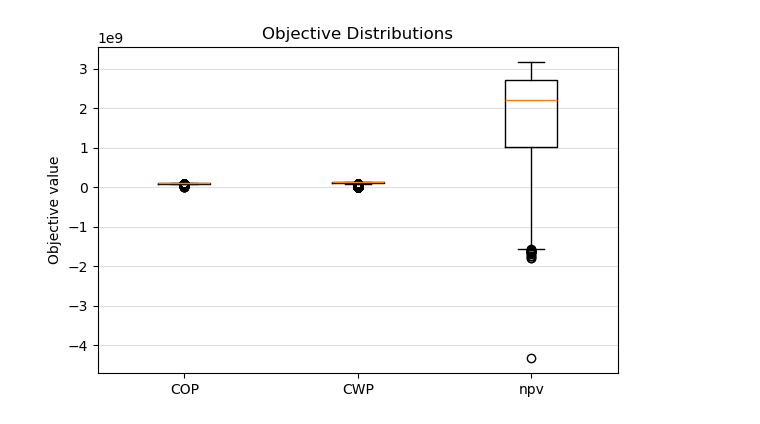
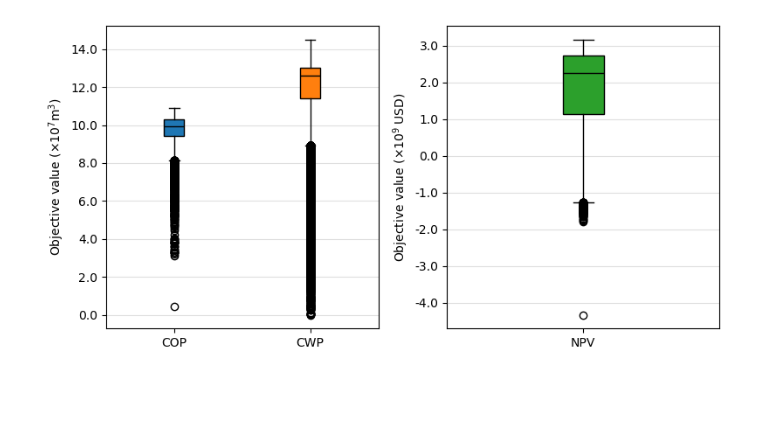
Before and after one commit to mbdemoraes/2026_bracis_datasets, a Jupyter notebook: analysis_MOU2D.ipynb, the cells around one changed output. Drawn from its saved outputs; the diff is of its cells as text; code cells hidden in the pictures; blank space fills up the shorter version.

```diff
--- a/analysis_MOU2D.ipynb
+++ b/analysis_MOU2D.ipynb
@@ -133,19 +170,57 @@ Pareto front size: 148
 # %%
 import matplotlib.pyplot as plt
+from matplotlib.ticker import FuncFormatter
 
-obj_cols = ["COP", "CWP", "NPV"]
+# Extract objective columns
+cop = [row[0] for row in objs]
+cwp = [row[1] for row in objs]
+npv = [row[2] for row in objs]
 
-plt.figure(figsize=(6, 4))
-plt.boxplot(
-    objs,
-    tick_labels=obj_cols,
-    showfliers=True
+fig, axes = plt.subplots(1, 2, figsize=(8, 4), sharey=False)
+
+# ---------- COP & CWP ----------
+box1 = axes[0].boxplot(
+    [cop, cwp],
+    tick_labels=["COP", "CWP"],
+    showfliers=True,
+    patch_artist=True
 )
 
-plt.ylabel("Objective value")
-plt.title("Objective Distributions")
-plt.grid(True, axis="y", alpha=0.4)
+colors = ["tab:blue", "tab:orange"]
+
+for element in ["boxes", "whiskers", "caps", "medians"]:
+    plt.setp(box1[element], color="black")
+
+for patch, color in zip(box1["boxes"], colors):
+    patch.set_facecolor(color)
+
+axes[0].set_ylabel("Objective value ($\\times 10^7 \\mathrm{m}^3$)")
+axes[0].yaxis.set_major_formatter(
+    FuncFormatter(lambda y, _: f"{y/1e7:.1f}")
+)
+axes[0].grid(True, axis="y", alpha=0.4)
+
+# ---------- NPV ----------
+box2 = axes[1].boxplot(
+    [npv],
+    tick_labels=["NPV"],
+    showfliers=True,
+    patch_artist=True
+)
+
+for element in ["boxes", "whiskers", "caps", "medians"]:
+    plt.setp(box2[element], color="black")
+
+box2["boxes"][0].set_facecolor("tab:green")
+
+axes[1].set_ylabel("Objective value ($\\times 10^9 \\; \\mathrm{USD}$)")
+axes[1].yaxis.set_major_formatter(
+    FuncFormatter(lambda x, _: f"{x/1e9:.1f}")
+)
+axes[1].grid(True, axis="y", alpha=0.4)
+
 plt.tight_layout()
+plt.savefig("figures/boxplot_MOU2D.pdf")
 plt.show()
 # %% [output]
-[figure, old version]
+[figure, new version]
```
Also changed, not shown: parts of 1 cell of this notebook, 5 other files.
